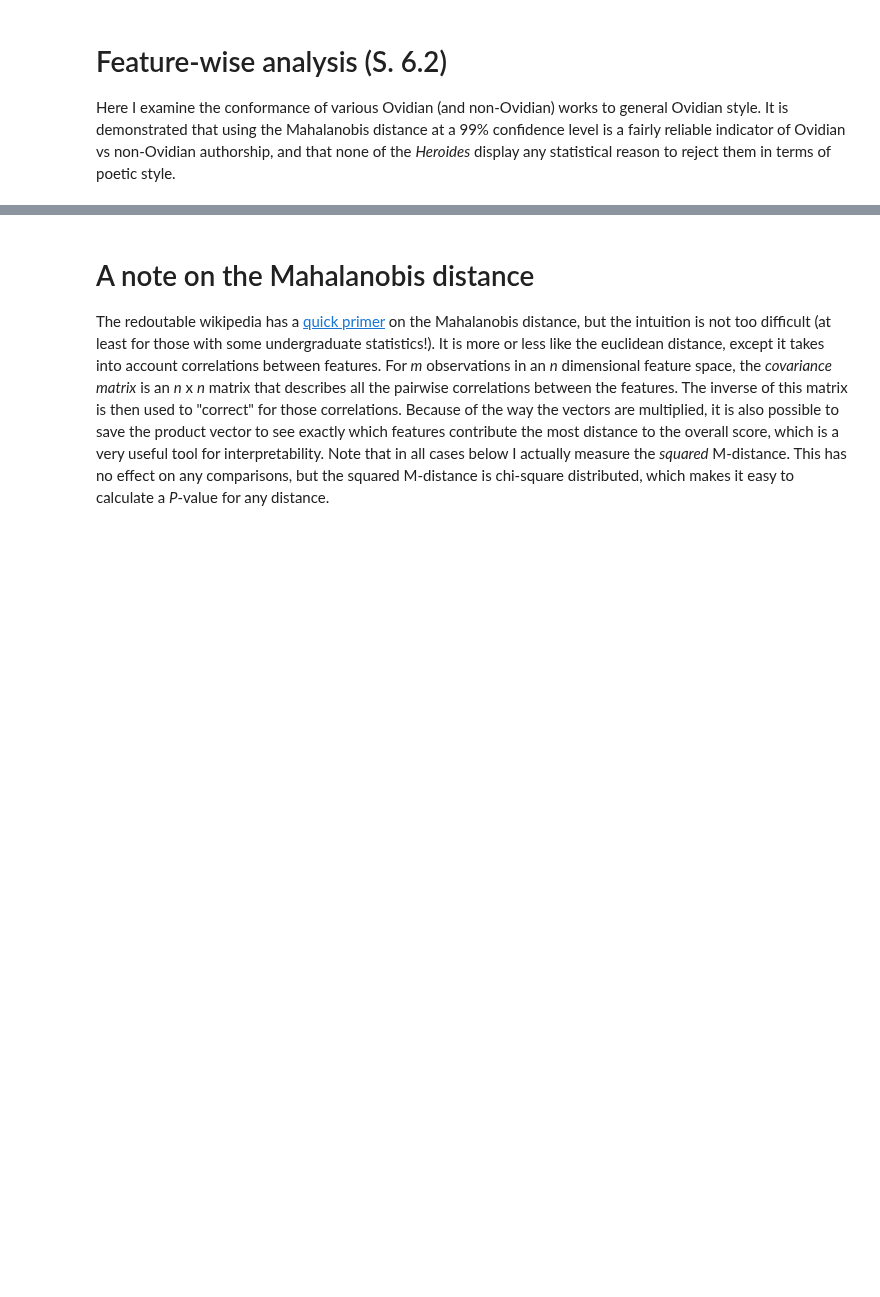
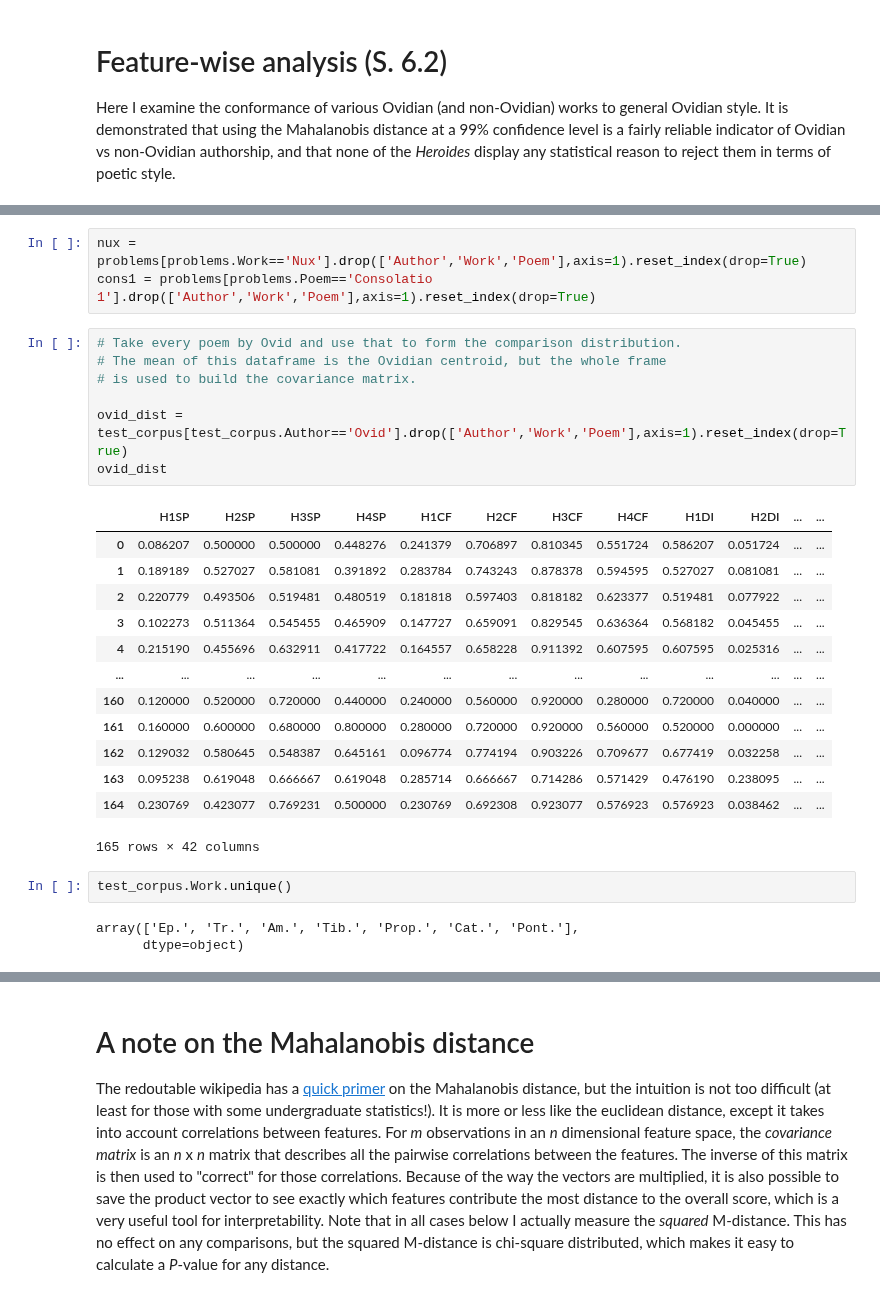
Before and after one commit to bnagy/nux-paper, a Jupyter notebook: repro/eleg_maha.ipynb, the cells around one changed output, grey strips where cells are left out. Cells and saved outputs as stored; diff of their text form; blank space fills up the shorter version.

```diff
--- a/repro/eleg_maha.ipynb
+++ b/repro/eleg_maha.ipynb
@@ -71,0 +54,29 @@ vecs_trim = elegy.vectorise_babs(trim)
+# %%
+nux = problems[problems.Work=='Nux'].drop(['Author','Work','Poem'],axis=1).reset_index(drop=True)
+cons1 = problems[problems.Poem=='Consolatio 1'].drop(['Author','Work','Poem'],axis=1).reset_index(drop=True)
+# %%
+# Take every poem by Ovid and use that to form the comparison distribution.
+# The mean of this dataframe is the Ovidian centroid, but the whole frame
+# is used to build the covariance matrix.
+
+ovid_dist = test_corpus[test_corpus.Author=='Ovid'].drop(['Author','Work','Poem'],axis=1).reset_index(drop=True)
+ovid_dist
+# %% [output]
+|  | H1SP | H2SP | H3SP | H4SP | H1CF | H2CF | H3CF | H4CF | H1DI | H2DI | ... | ... |
+| 0 | 0.086207 | 0.500000 | 0.500000 | 0.448276 | 0.241379 | 0.706897 | 0.810345 | 0.551724 | 0.586207 | 0.051724 | ... | ... |
+| 1 | 0.189189 | 0.527027 | 0.581081 | 0.391892 | 0.283784 | 0.743243 | 0.878378 | 0.594595 | 0.527027 | 0.081081 | ... | ... |
+| 2 | 0.220779 | 0.493506 | 0.519481 | 0.480519 | 0.181818 | 0.597403 | 0.818182 | 0.623377 | 0.519481 | 0.077922 | ... | ... |
+| 3 | 0.102273 | 0.511364 | 0.545455 | 0.465909 | 0.147727 | 0.659091 | 0.829545 | 0.636364 | 0.568182 | 0.045455 | ... | ... |
+| 4 | 0.215190 | 0.455696 | 0.632911 | 0.417722 | 0.164557 | 0.658228 | 0.911392 | 0.607595 | 0.607595 | 0.025316 | ... | ... |
+| ... | ... | ... | ... | ... | ... | ... | ... | ... | ... | ... | ... | ... |
+| 160 | 0.120000 | 0.520000 | 0.720000 | 0.440000 | 0.240000 | 0.560000 | 0.920000 | 0.280000 | 0.720000 | 0.040000 | ... | ... |
+| 161 | 0.160000 | 0.600000 | 0.680000 | 0.800000 | 0.280000 | 0.720000 | 0.920000 | 0.560000 | 0.520000 | 0.000000 | ... | ... |
+| 162 | 0.129032 | 0.580645 | 0.548387 | 0.645161 | 0.096774 | 0.774194 | 0.903226 | 0.709677 | 0.677419 | 0.032258 | ... | ... |
+| 163 | 0.095238 | 0.619048 | 0.666667 | 0.619048 | 0.285714 | 0.666667 | 0.714286 | 0.571429 | 0.476190 | 0.238095 | ... | ... |
+| 164 | 0.230769 | 0.423077 | 0.769231 | 0.500000 | 0.230769 | 0.692308 | 0.923077 | 0.576923 | 0.576923 | 0.038462 | ... | ... |
+165 rows × 42 columns
+# %%
+test_corpus.Work.unique()
+# %% [output]
+array(['Ep.', 'Tr.', 'Am.', 'Tib.', 'Prop.', 'Cat.', 'Pont.'],
+      dtype=object)
```
Also changed, not shown: parts of 33 cells of this notebook.
